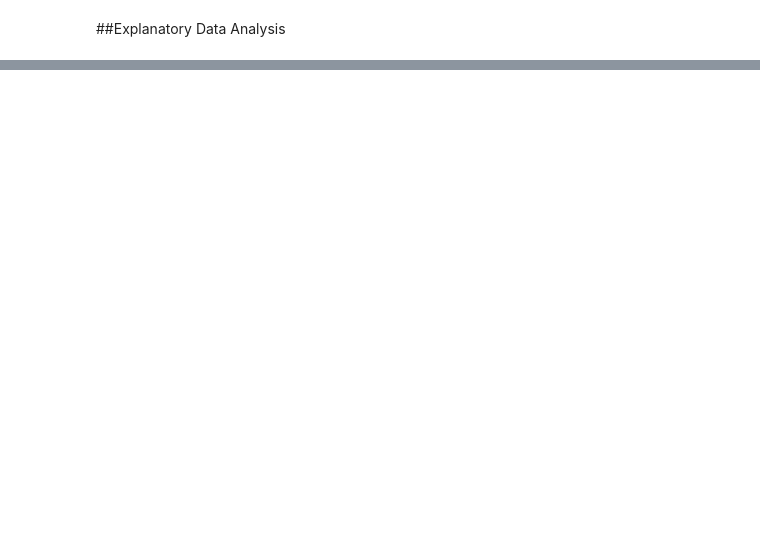
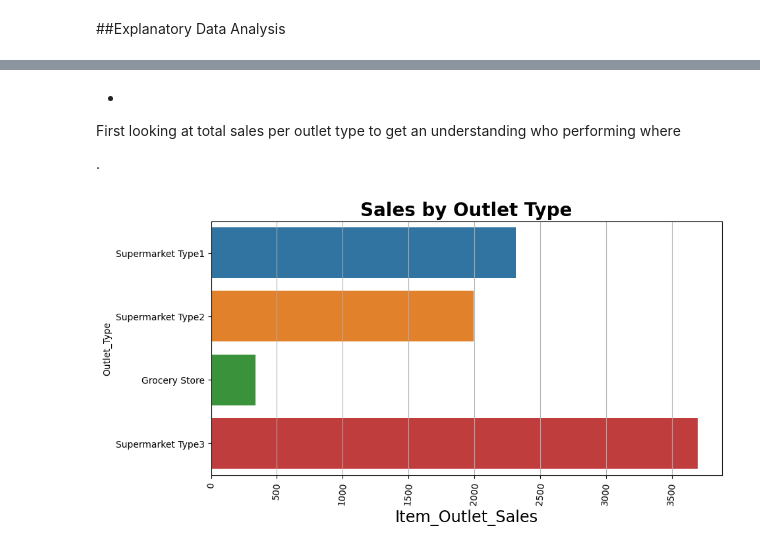
Before and after one commit to jtanzi56/Prediction-of-Product-Sales, a Jupyter notebook: Sales_Prediction_jtanzi.ipynb, the cells around one changed output, grey strips where cells are left out. Cells and saved outputs as stored; diff of their text form; code cells hidden in the pictures; blank space fills up the shorter version.

```diff
--- a/Sales_Prediction_jtanzi.ipynb
+++ b/Sales_Prediction_jtanzi.ipynb
@@ -674,0 +784,18 @@ sns.heatmap(corr, cmap = 'coolwarm', annot = True);
+# %% [markdown]
+*
+
+First looking at total sales per outlet type to get an understanding who performing where
+
+
+.
+# %%
+fig, ax = plt.subplots(figsize=(10,5))
+ax = sns.barplot(data=df_sp, y='Outlet_Type', x='Item_Outlet_Sales', errorbar = None)
+plt.xticks(rotation = 85);
+
+ax.set_title('Sales by Outlet Type', fontsize = 20, fontweight = 'bold');
+ax.set_xlabel(ax.xaxis.get_label().get_text(),
+              fontsize='xx-large')
+ax.grid(axis = 'x');
+# %% [output]
+[figure, added]
```
Also changed, not shown: parts of 16 cells of this notebook.
